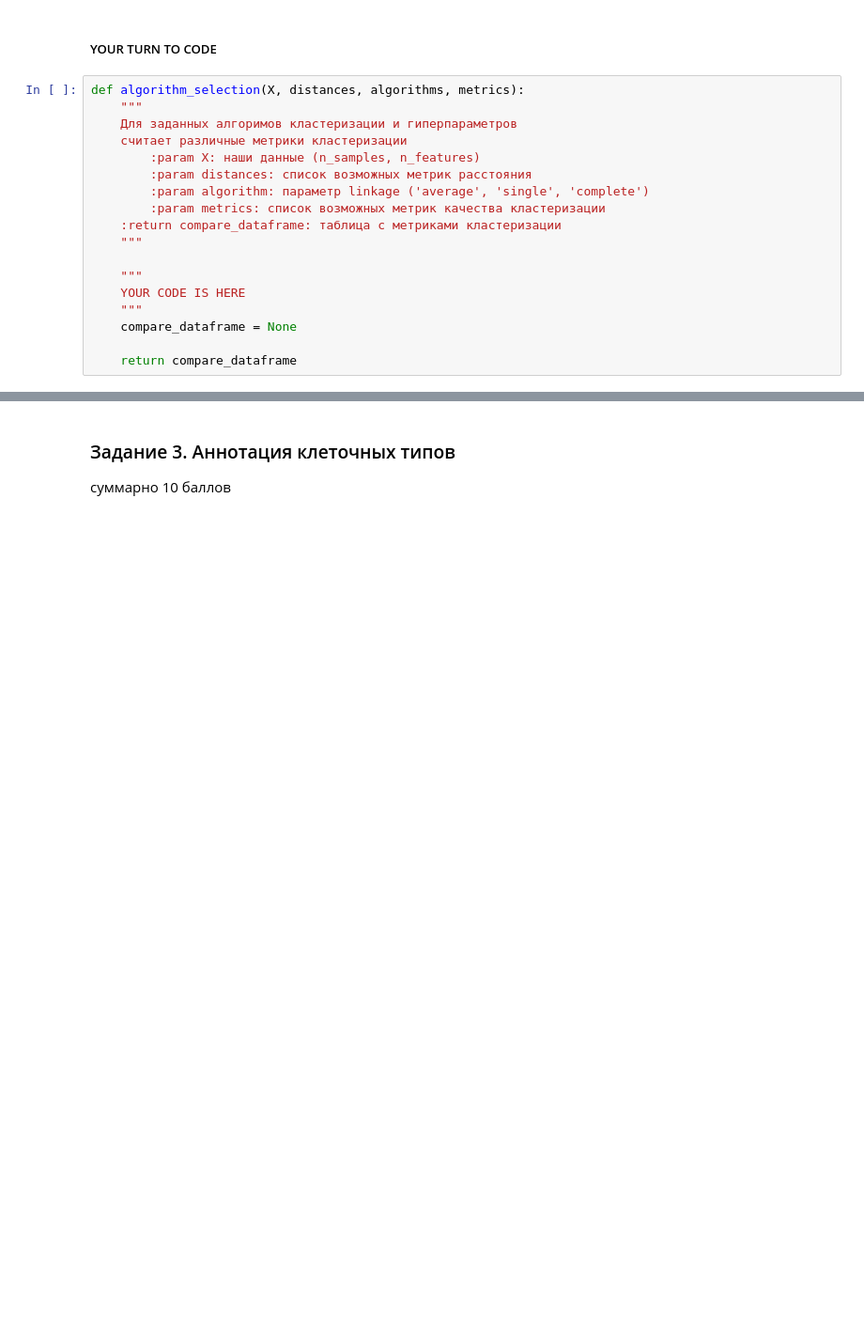
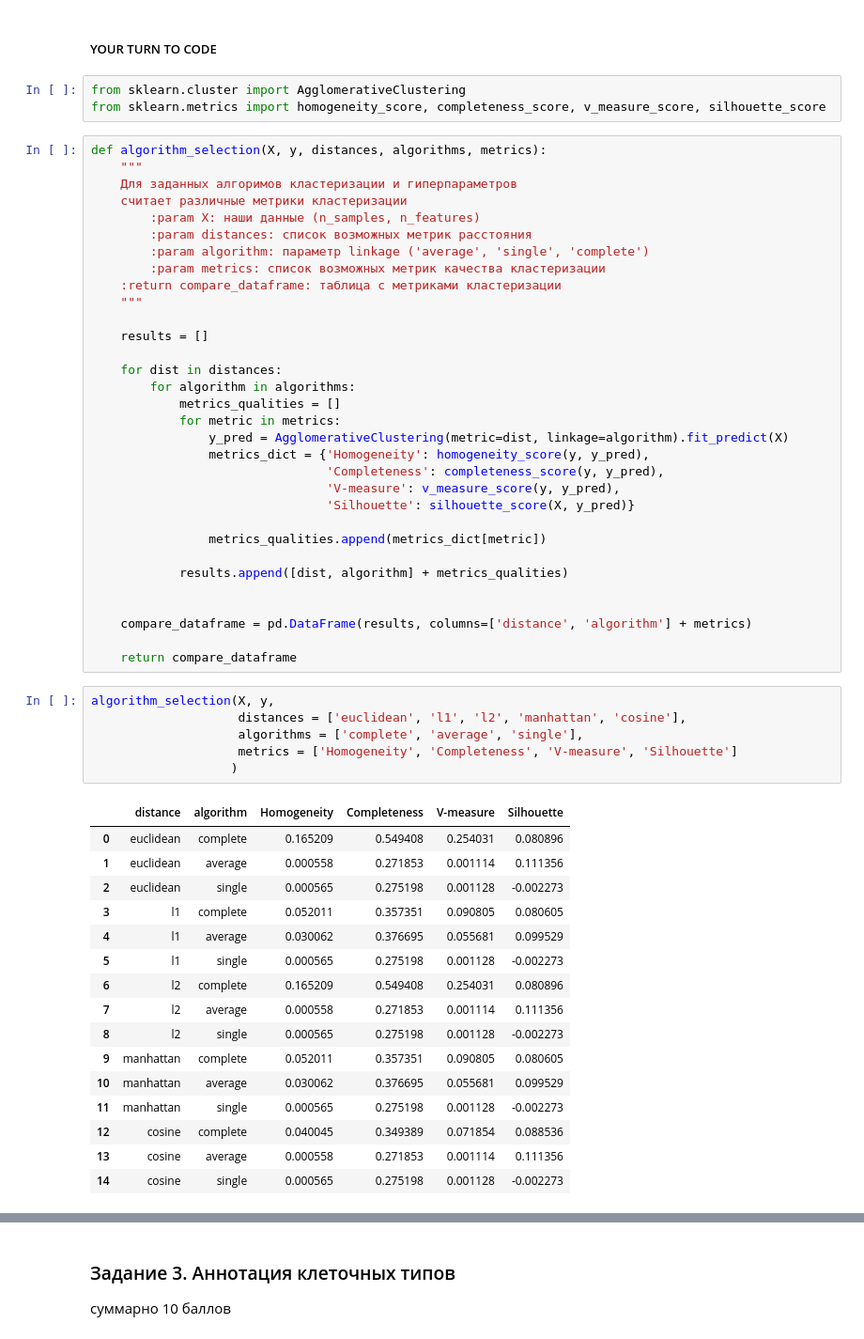
Before and after one commit to grishchenkoira/BI-ml-2024-homeworks, a Jupyter notebook: HW3/Cluster_tSNE.ipynb, the cells around one changed output, grey strips where cells are left out. Shown: that part at 94% size. Cells and saved outputs as stored; diff of their text form; blank space fills up the shorter version.

Commit message:
Add algorithm_selection

```diff
--- a/HW3/Cluster_tSNE.ipynb
+++ b/HW3/Cluster_tSNE.ipynb
@@ -272,8 +272,11 @@ plt.axis("off");
 Работать будем с изображениями рукописных цифр. Тут все похоже на данные для 1 домашнего задания, каждая картинка представлена вектором из 64 элементов (числа от 0 до 255). Чтобы ее нарисовать мы должны сделать `reshape` в картинку 8 на 8 пикселей. Вам нужно будет выбрать наилучший способ кластеризации при помощи функции `algorithm_selection`, которую вы реализуете. Для некоторых метрик кластеризации требуются метки **классов** объектов (они хранятся в переменной `y`).
 # %% [markdown]
 ##### YOUR TURN TO CODE
+# %%
+from sklearn.cluster import AgglomerativeClustering
+from sklearn.metrics import homogeneity_score, completeness_score, v_measure_score, silhouette_score
 # %%
-def algorithm_selection(X, distances, algorithms, metrics):
+def algorithm_selection(X, y, distances, algorithms, metrics):
     """
     Для заданных алгоримов кластеризации и гиперпараметров
     считает различные метрики кластеризации
@@ -284,9 +287,46 @@ def algorithm_selection(X, distances, algorithms, metrics):
     :return compare_dataframe: таблица с метриками кластеризации
     """
 
-    """
-    YOUR CODE IS HERE
-    """
-    compare_dataframe = None
+    results = []
+
+    for dist in distances:
+        for algorithm in algorithms:
+            metrics_qualities = []
+            for metric in metrics:
+                y_pred = AgglomerativeClustering(metric=dist, linkage=algorithm).fit_predict(X)
+                metrics_dict = {'Homogeneity': homogeneity_score(y, y_pred),
+                                'Completeness': completeness_score(y, y_pred),
+                                'V-measure': v_measure_score(y, y_pred),
+                                'Silhouette': silhouette_score(X, y_pred)}
+
+                metrics_qualities.append(metrics_dict[metric])
+
+            results.append([dist, algorithm] + metrics_qualities)
+
+
+    compare_dataframe = pd.DataFrame(results, columns=['distance', 'algorithm'] + metrics)
 
     return compare_dataframe
+# %%
+algorithm_selection(X, y,
+                    distances = ['euclidean', 'l1', 'l2', 'manhattan', 'cosine'],
+                    algorithms = ['complete', 'average', 'single'],
+                    metrics = ['Homogeneity', 'Completeness', 'V-measure', 'Silhouette']
+                   )
+# %% [output]
+|  | distance | algorithm | Homogeneity | Completeness | V-measure | Silhouette |
+| 0 | euclidean | complete | 0.165209 | 0.549408 | 0.254031 | 0.080896 |
+| 1 | euclidean | average | 0.000558 | 0.271853 | 0.001114 | 0.111356 |
+| 2 | euclidean | single | 0.000565 | 0.275198 | 0.001128 | -0.002273 |
+| 3 | l1 | complete | 0.052011 | 0.357351 | 0.090805 | 0.080605 |
+| 4 | l1 | average | 0.030062 | 0.376695 | 0.055681 | 0.099529 |
+| 5 | l1 | single | 0.000565 | 0.275198 | 0.001128 | -0.002273 |
+| 6 | l2 | complete | 0.165209 | 0.549408 | 0.254031 | 0.080896 |
+| 7 | l2 | average | 0.000558 | 0.271853 | 0.001114 | 0.111356 |
+| 8 | l2 | single | 0.000565 | 0.275198 | 0.001128 | -0.002273 |
+| 9 | manhattan | complete | 0.052011 | 0.357351 | 0.090805 | 0.080605 |
+| 10 | manhattan | average | 0.030062 | 0.376695 | 0.055681 | 0.099529 |
+| 11 | manhattan | single | 0.000565 | 0.275198 | 0.001128 | -0.002273 |
+| 12 | cosine | complete | 0.040045 | 0.349389 | 0.071854 | 0.088536 |
+| 13 | cosine | average | 0.000558 | 0.271853 | 0.001114 | 0.111356 |
+| 14 | cosine | single | 0.000565 | 0.275198 | 0.001128 | -0.002273 |
```
Also changed, not shown: parts of 1 cell of this notebook.
